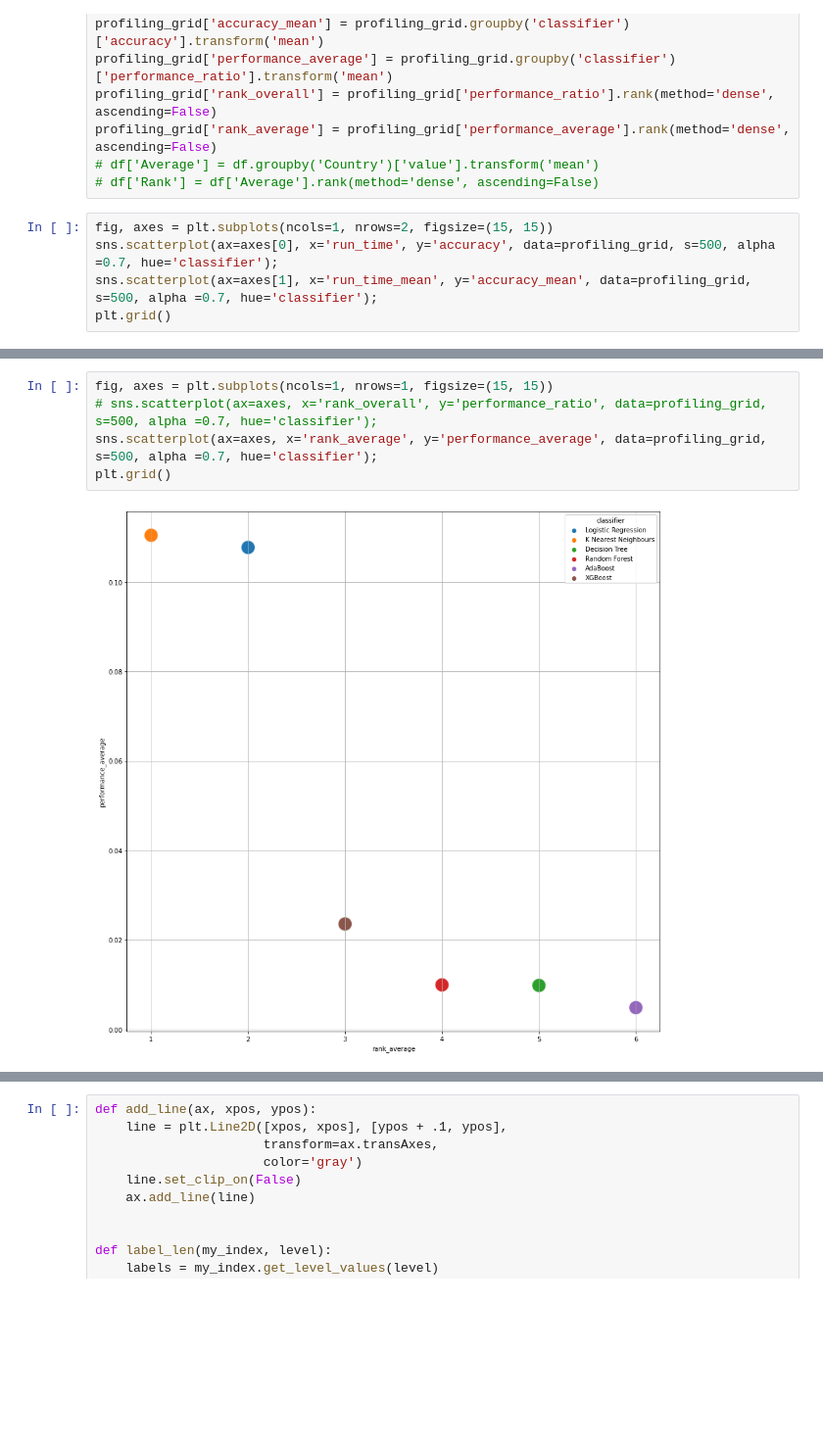
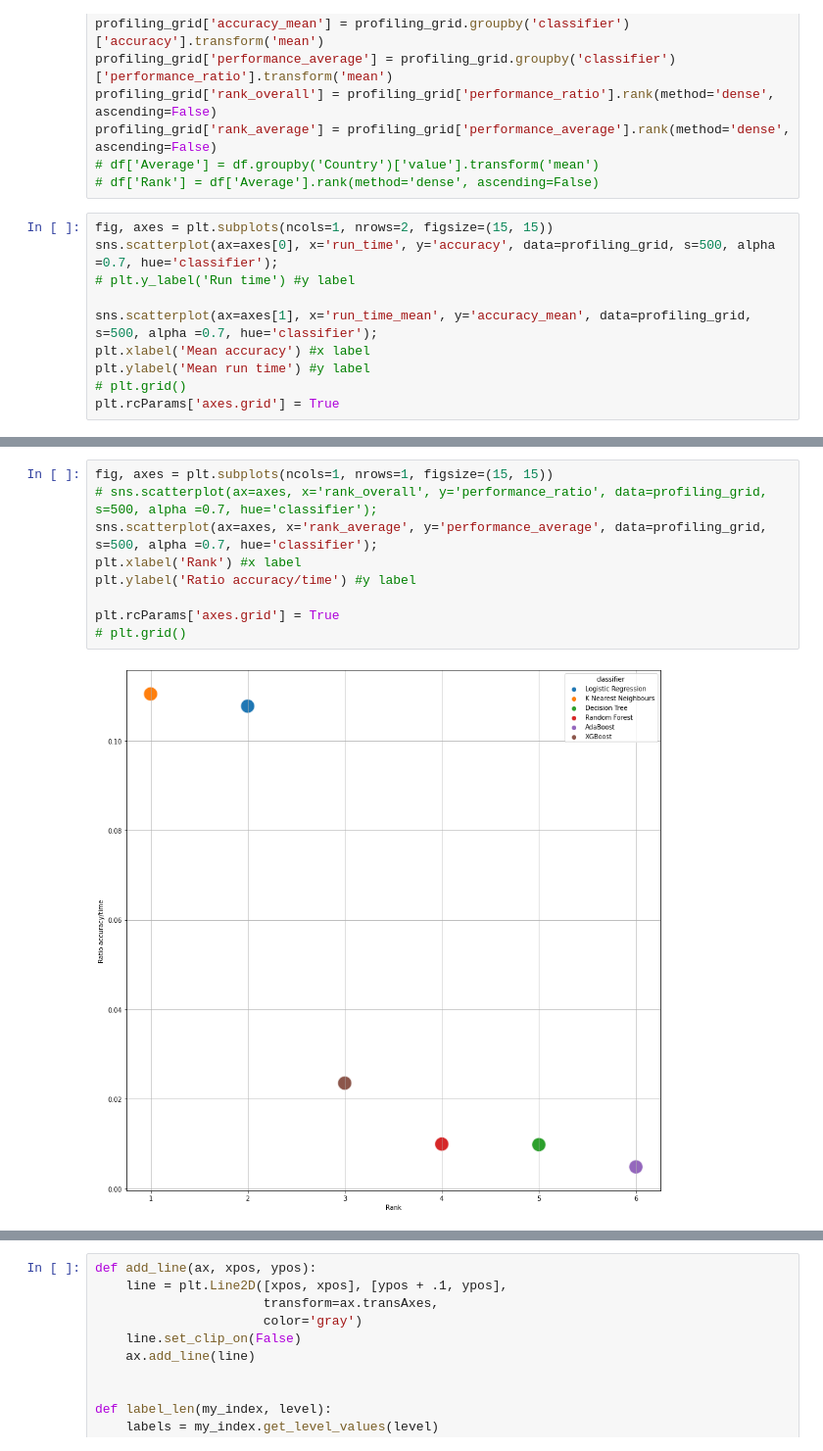
Before and after one commit to MarceloAlvesPereira/To-drink-or-not-to-drink, a Jupyter notebook: Dirty water.ipynb, the cells around one changed output, grey strips where cells are left out. Shown at 98% size. Drawn from its saved outputs; the diff is of its cells as text; blank space fills up the shorter version.

```diff
--- a/Dirty water.ipynb
+++ b/Dirty water.ipynb
@@ -1318,6 +1235,11 @@ profiling_grid['rank_average'] = profiling_grid['performance_average'].rank(meth
 # %%
 fig, axes = plt.subplots(ncols=1, nrows=2, figsize=(15, 15))
 sns.scatterplot(ax=axes[0], x='run_time', y='accuracy', data=profiling_grid, s=500, alpha =0.7, hue='classifier');
+# plt.y_label('Run time') #y label
+
 sns.scatterplot(ax=axes[1], x='run_time_mean', y='accuracy_mean', data=profiling_grid, s=500, alpha =0.7, hue='classifier');
-plt.grid()
+plt.xlabel('Mean accuracy') #x label
+plt.ylabel('Mean run time') #y label
+# plt.grid()
+plt.rcParams['axes.grid'] = True
 # %% [output]
@@ -1330,7 +1254,11 @@ plt.grid()
 # %%
 fig, axes = plt.subplots(ncols=1, nrows=1, figsize=(15, 15))
 # sns.scatterplot(ax=axes, x='rank_overall', y='performance_ratio', data=profiling_grid, s=500, alpha =0.7, hue='classifier');
 sns.scatterplot(ax=axes, x='rank_average', y='performance_average', data=profiling_grid, s=500, alpha =0.7, hue='classifier');
-plt.grid()
+plt.xlabel('Rank') #x label
+plt.ylabel('Ratio accuracy/time') #y label
+
+plt.rcParams['axes.grid'] = True
+# plt.grid()
 # %% [output]
-[figure, old version]
+[figure, new version]
```
Also changed, not shown: parts of 21 cells of this notebook.
